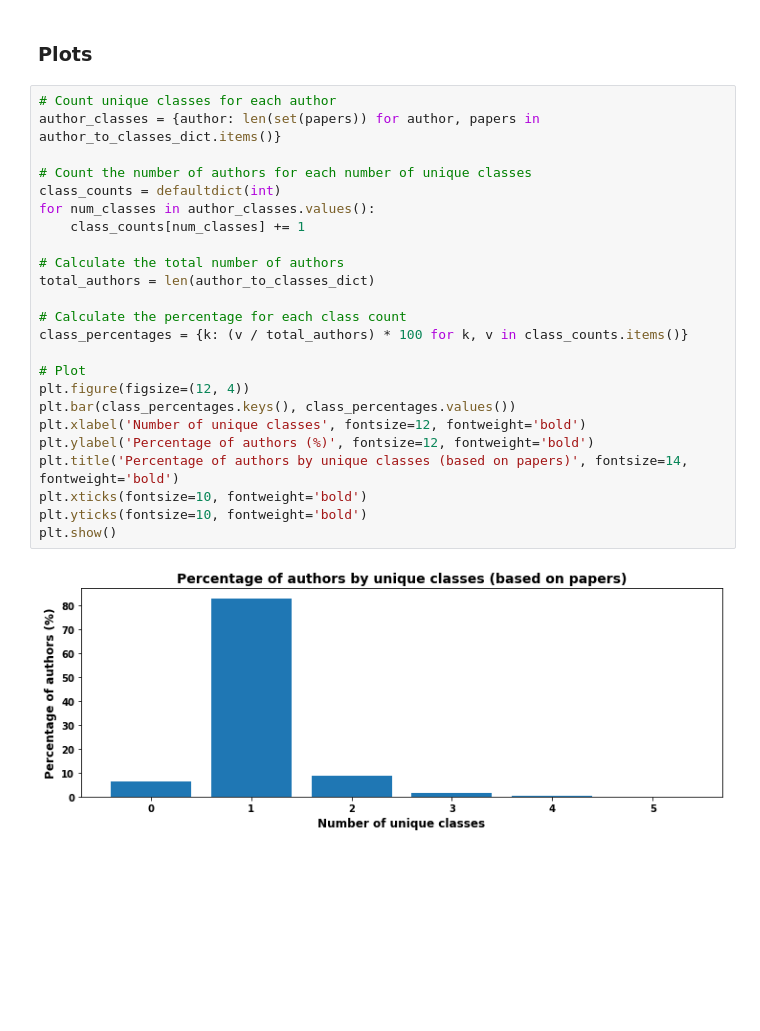
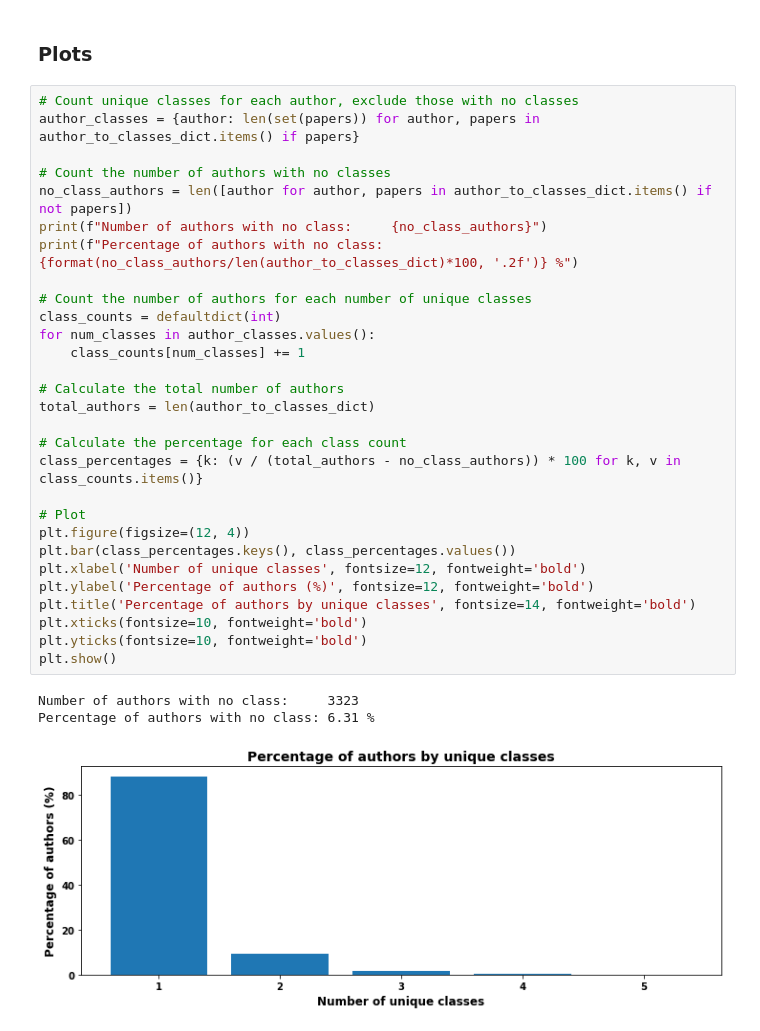
Before and after one commit to panagiotisgia/Publication_Venue_Prediction, a Jupyter notebook: authors_feature_extract.ipynb, the cells around one changed output. Saved outputs shown, nothing was run; the diff lists cells and outputs as text; blank space fills up the shorter version.

```diff
--- a/authors_feature_extract.ipynb
+++ b/authors_feature_extract.ipynb
@@ -198,29 +198,36 @@ df.head(5)
 # %% [markdown]
 ### Plots
 # %%
-# Count unique classes for each author
-author_classes = {author: len(set(papers)) for author, papers in author_to_classes_dict.items()}
+# Count unique classes for each author, exclude those with no classes
+author_classes = {author: len(set(papers)) for author, papers in author_to_classes_dict.items() if papers}
+
+# Count the number of authors with no classes
+no_class_authors = len([author for author, papers in author_to_classes_dict.items() if not papers])
+print(f"Number of authors with no class:     {no_class_authors}")
+print(f"Percentage of authors with no class: {format(no_class_authors/len(author_to_classes_dict)*100, '.2f')} %")
 
 # Count the number of authors for each number of unique classes
 class_counts = defaultdict(int)
 for num_classes in author_classes.values():
     class_counts[num_classes] += 1
 
 # Calculate the total number of authors
 total_authors = len(author_to_classes_dict)
 
 # Calculate the percentage for each class count
-class_percentages = {k: (v / total_authors) * 100 for k, v in class_counts.items()}
+class_percentages = {k: (v / (total_authors - no_class_authors)) * 100 for k, v in class_counts.items()}
 
 # Plot
 plt.figure(figsize=(12, 4))
 plt.bar(class_percentages.keys(), class_percentages.values())
 plt.xlabel('Number of unique classes', fontsize=12, fontweight='bold')
 plt.ylabel('Percentage of authors (%)', fontsize=12, fontweight='bold')
-plt.title('Percentage of authors by unique classes (based on papers)', fontsize=14, fontweight='bold')
+plt.title('Percentage of authors by unique classes', fontsize=14, fontweight='bold')
 plt.xticks(fontsize=10, fontweight='bold')
 plt.yticks(fontsize=10, fontweight='bold')
 plt.show()
 # %% [output]
+Number of authors with no class:     3323
+Percentage of authors with no class: 6.31 %
-[figure, old version]
+[figure, new version]
 # %%
```
Also changed, not shown: parts of 1 cell of this notebook, 1 other file.
